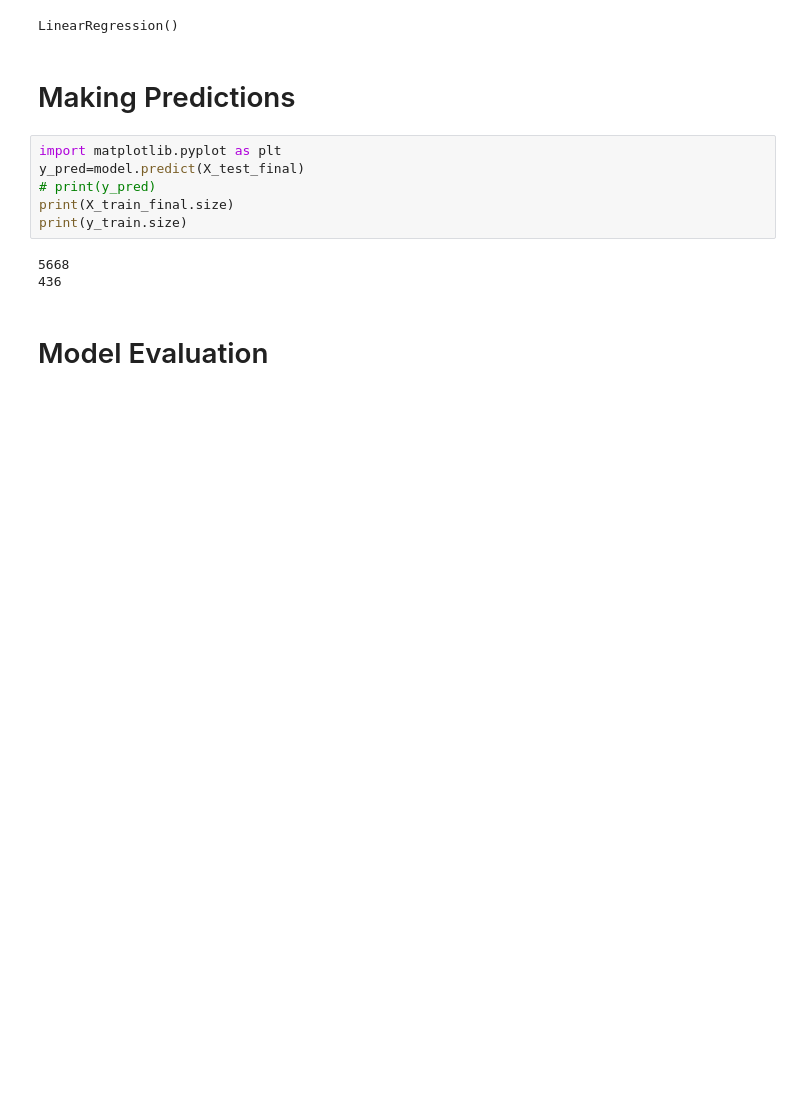
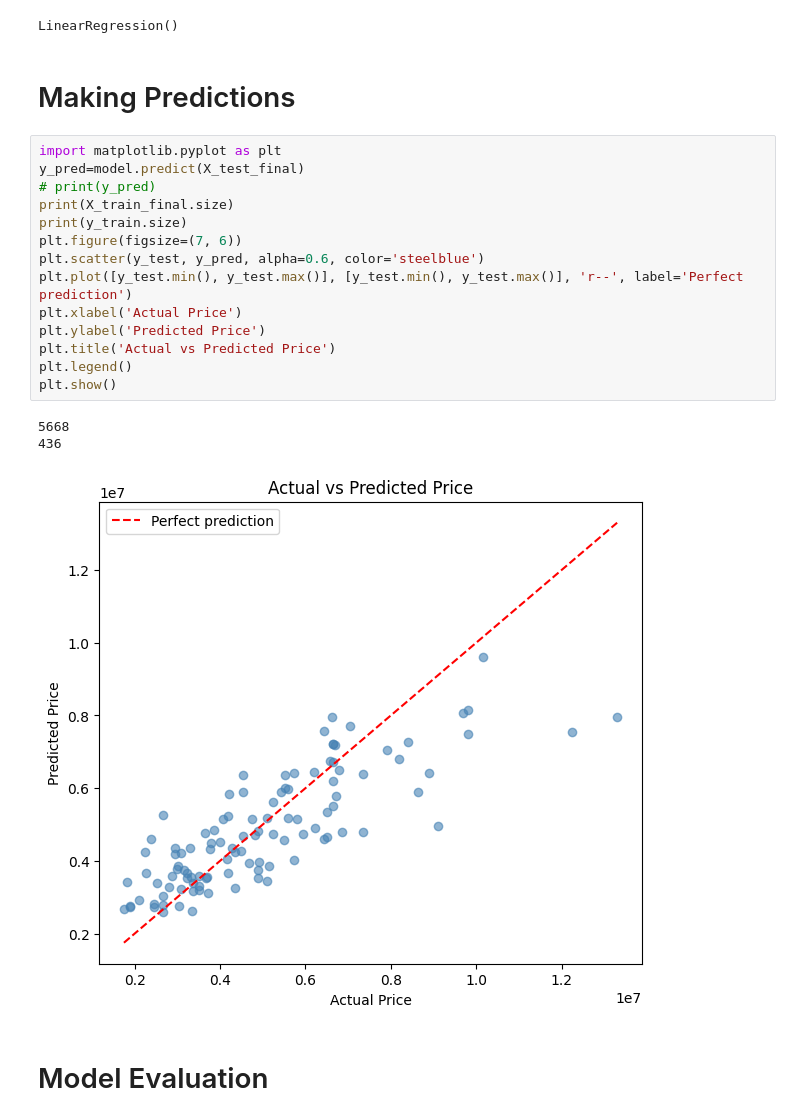
Before and after one commit to UmymaM/ml-dl-cv-fundamentals, a Jupyter notebook: house-price-predictor/prediction.ipynb, the cells around one changed output. Drawn from its saved outputs; the diff is of its cells as text; blank space fills up the shorter version.

```diff
--- a/house-price-predictor/prediction.ipynb
+++ b/house-price-predictor/prediction.ipynb
@@ -101,12 +101,21 @@ LinearRegression()
 # %%
 import matplotlib.pyplot as plt
 y_pred=model.predict(X_test_final)
 # print(y_pred)
 print(X_train_final.size)
 print(y_train.size)
+plt.figure(figsize=(7, 6))
+plt.scatter(y_test, y_pred, alpha=0.6, color='steelblue')
+plt.plot([y_test.min(), y_test.max()], [y_test.min(), y_test.max()], 'r--', label='Perfect prediction')
+plt.xlabel('Actual Price')
+plt.ylabel('Predicted Price')
+plt.title('Actual vs Predicted Price')
+plt.legend()
+plt.show()
 # %% [output]
 5668
 436
+[figure, added]
 # %% [markdown]
 # Model Evaluation
 # %%
```
Also changed, not shown: parts of 1 cell of this notebook.
